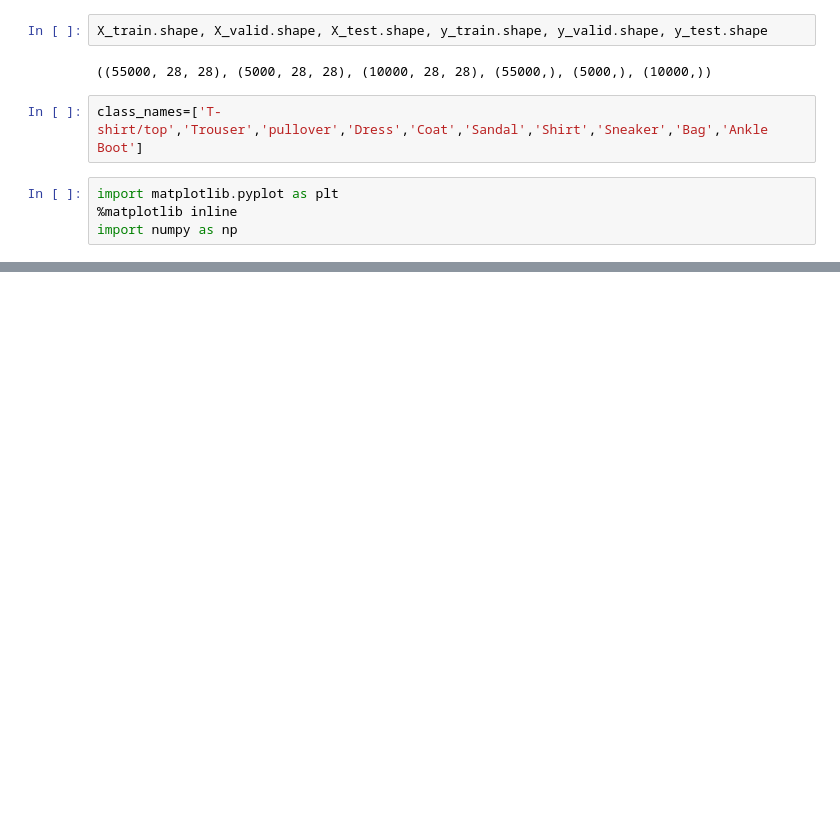
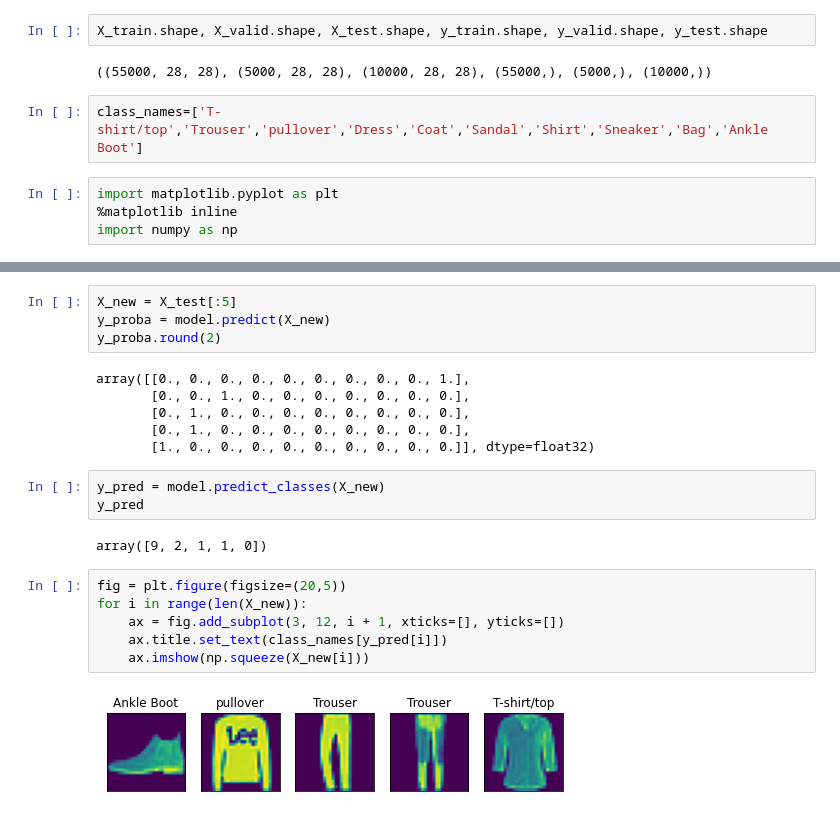
Before and after one commit to krishnamani77/TF2_Notebooks, a Jupyter notebook: keras_mlp_examples.ipynb, the cells around one changed output, grey strips where cells are left out. Drawn from its saved outputs; the diff is of its cells as text; blank space fills up the shorter version.

```diff
--- a/keras_mlp_examples.ipynb
+++ b/keras_mlp_examples.ipynb
@@ -64,0 +156,23 @@ ERROR! Session/line number was not unique in database. History logging moved to
+# %%
+X_new = X_test[:5]
+y_proba = model.predict(X_new)
+y_proba.round(2)
+# %% [output]
+array([[0., 0., 0., 0., 0., 0., 0., 0., 0., 1.],
+       [0., 0., 1., 0., 0., 0., 0., 0., 0., 0.],
+       [0., 1., 0., 0., 0., 0., 0., 0., 0., 0.],
+       [0., 1., 0., 0., 0., 0., 0., 0., 0., 0.],
+       [1., 0., 0., 0., 0., 0., 0., 0., 0., 0.]], dtype=float32)
+# %%
+y_pred = model.predict_classes(X_new)
+y_pred
+# %% [output]
+array([9, 2, 1, 1, 0])
+# %%
+fig = plt.figure(figsize=(20,5))
+for i in range(len(X_new)):
+    ax = fig.add_subplot(3, 12, i + 1, xticks=[], yticks=[])
+    ax.title.set_text(class_names[y_pred[i]])
+    ax.imshow(np.squeeze(X_new[i]))
+# %% [output]
+[figure, added]
```
Also changed, not shown: parts of 17 cells of this notebook.
